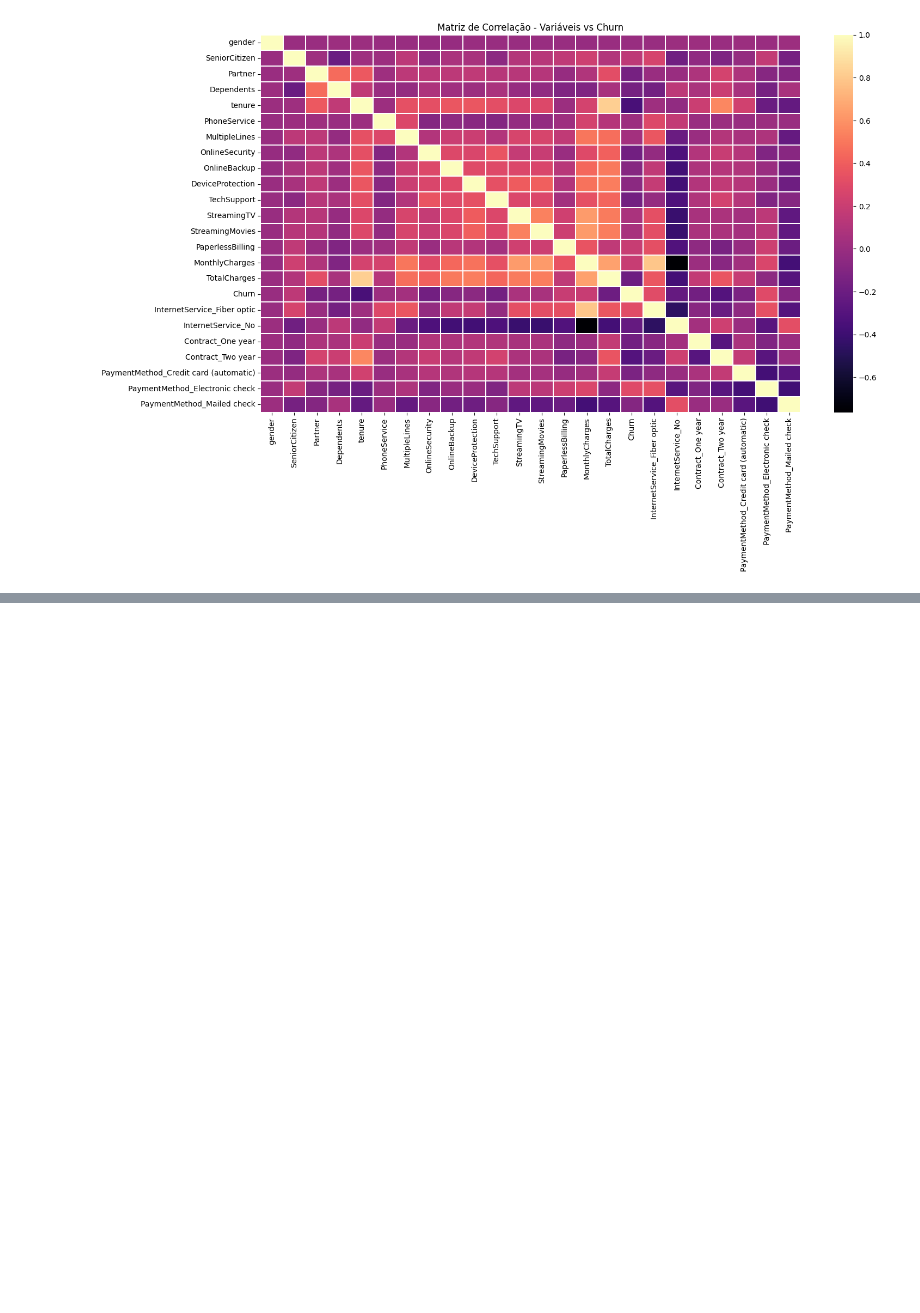
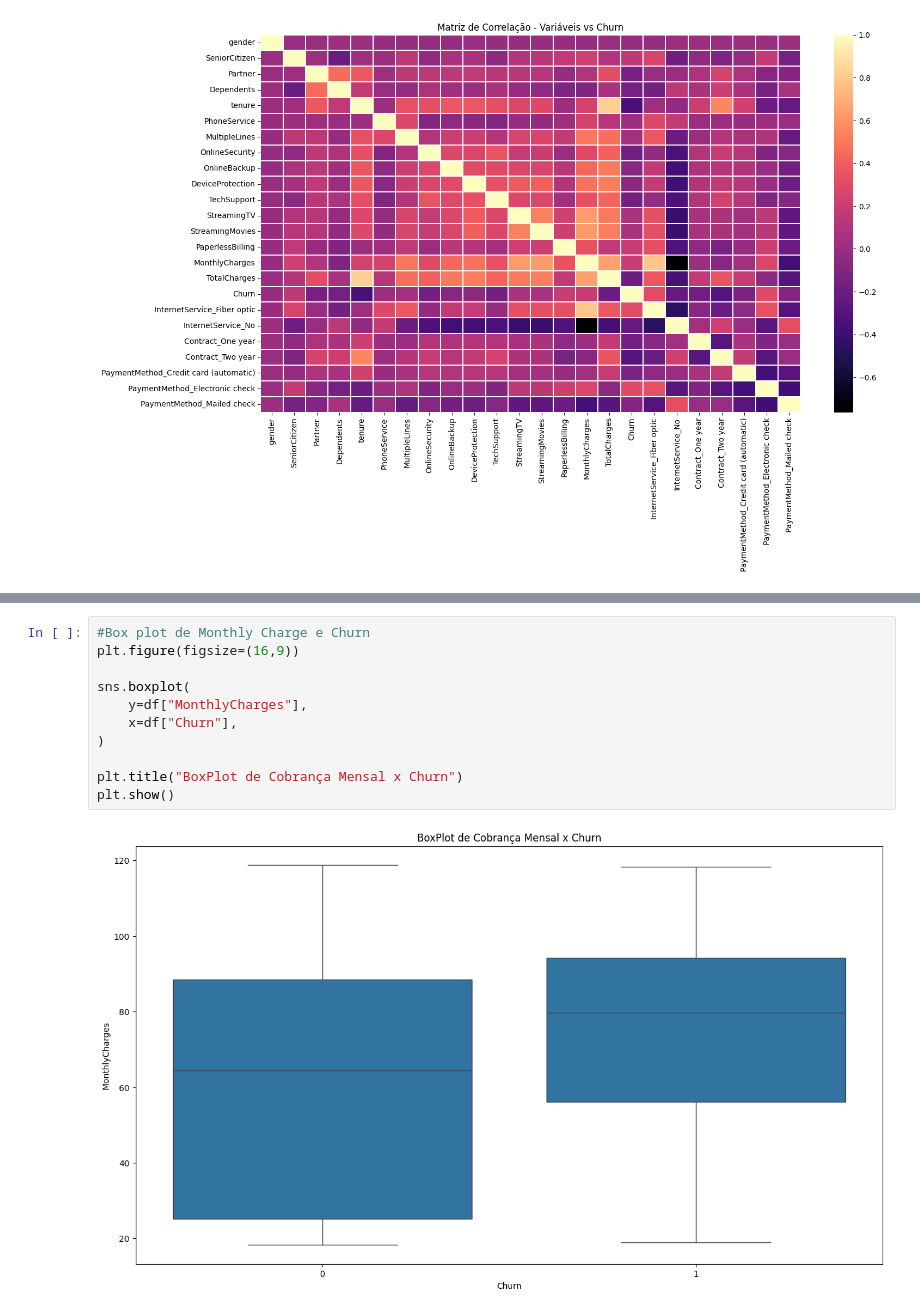
Before and after one commit to AdryanCALS/AnaliseChurn, a Jupyter notebook: python/churn_model.ipynb, the cells around one changed output, grey strips where cells are left out. Cells and saved outputs as stored; diff of their text form; blank space fills up the shorter version.

```diff
--- a/python/churn_model.ipynb
+++ b/python/churn_model.ipynb
@@ -151,0 +164,13 @@ Name: Churn, dtype: float64
+# %%
+#Box plot de Monthly Charge e Churn
+plt.figure(figsize=(16,9))
+
+sns.boxplot(
+    y=df["MonthlyCharges"],
+    x=df["Churn"],
+)
+
+plt.title("BoxPlot de Cobrança Mensal x Churn")
+plt.show()
+# %% [output]
+[figure, added]
```
Also changed, not shown: parts of 11 cells of this notebook.
